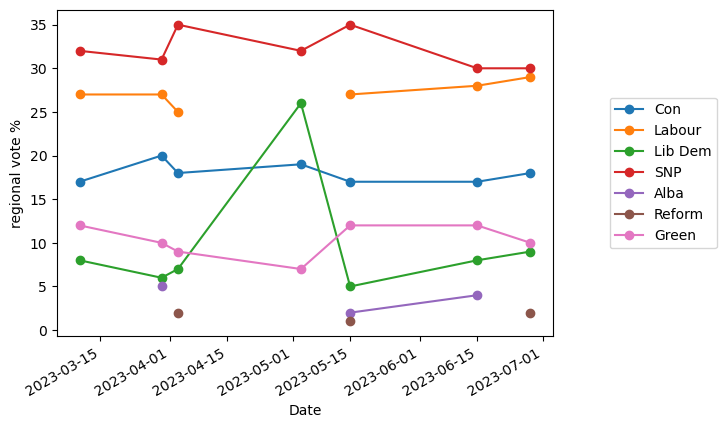
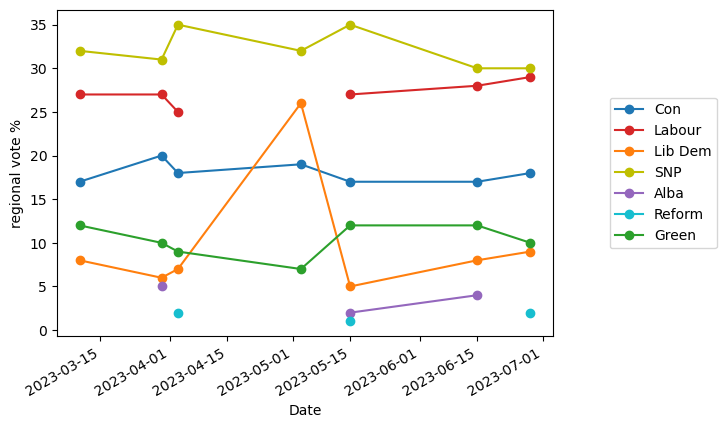
Unified diff of the notebook cell whose output changed from the first chart to the second:
--- before
+++ after
@@ -4,5 +4,5 @@
  .drop(columns='Sample')
  .loc['2023-03':'2023-06']
- .plot(marker='o',ylabel='regional vote %')#,colors={'Con':'tab10-blue'})
+ .plot(marker='o',ylabel='regional vote %',color=party_colours)
  .legend(loc='center left',bbox_to_anchor=(1.1, 0.5))
 )

Commit: define colours according to party branding